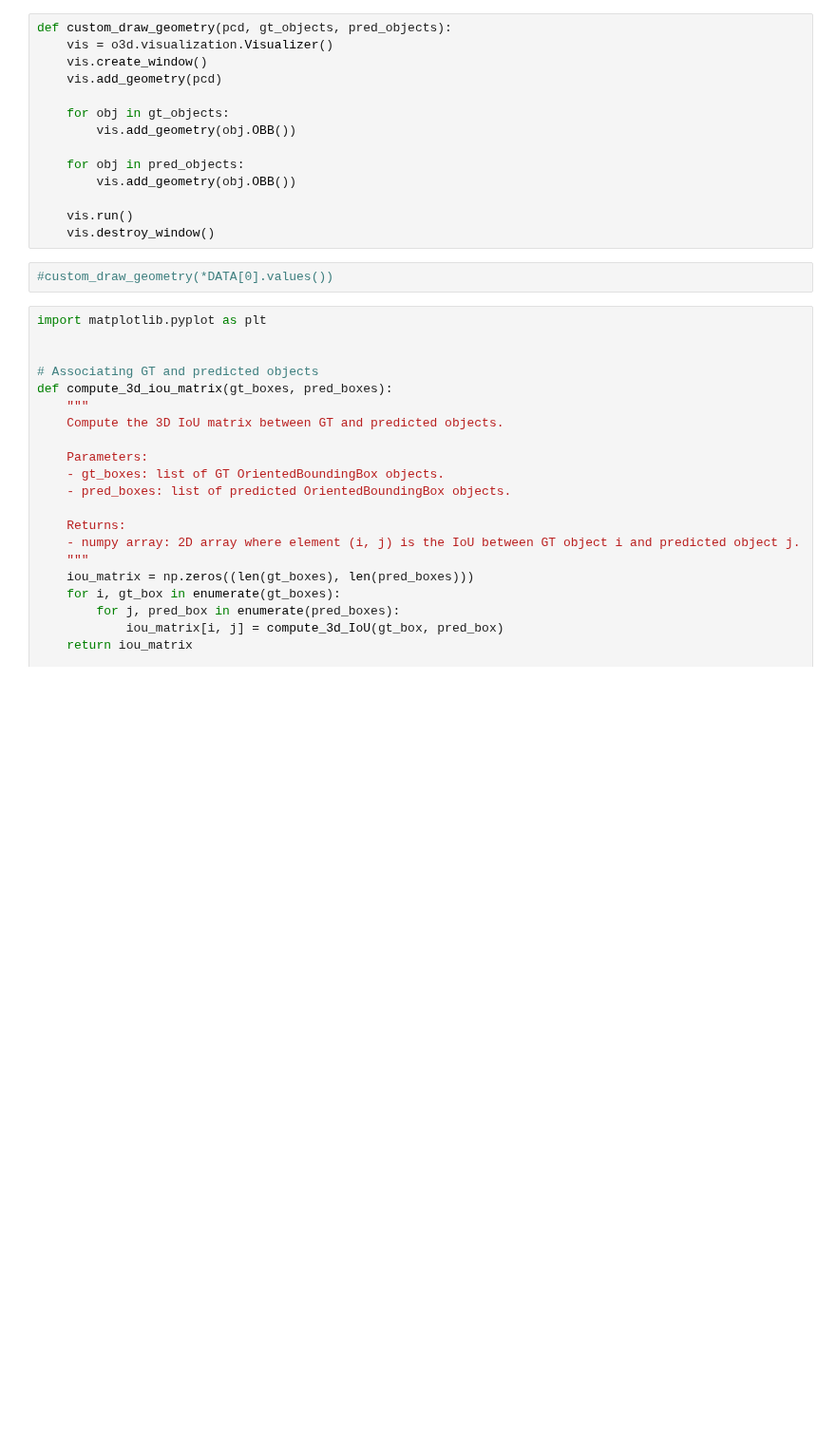
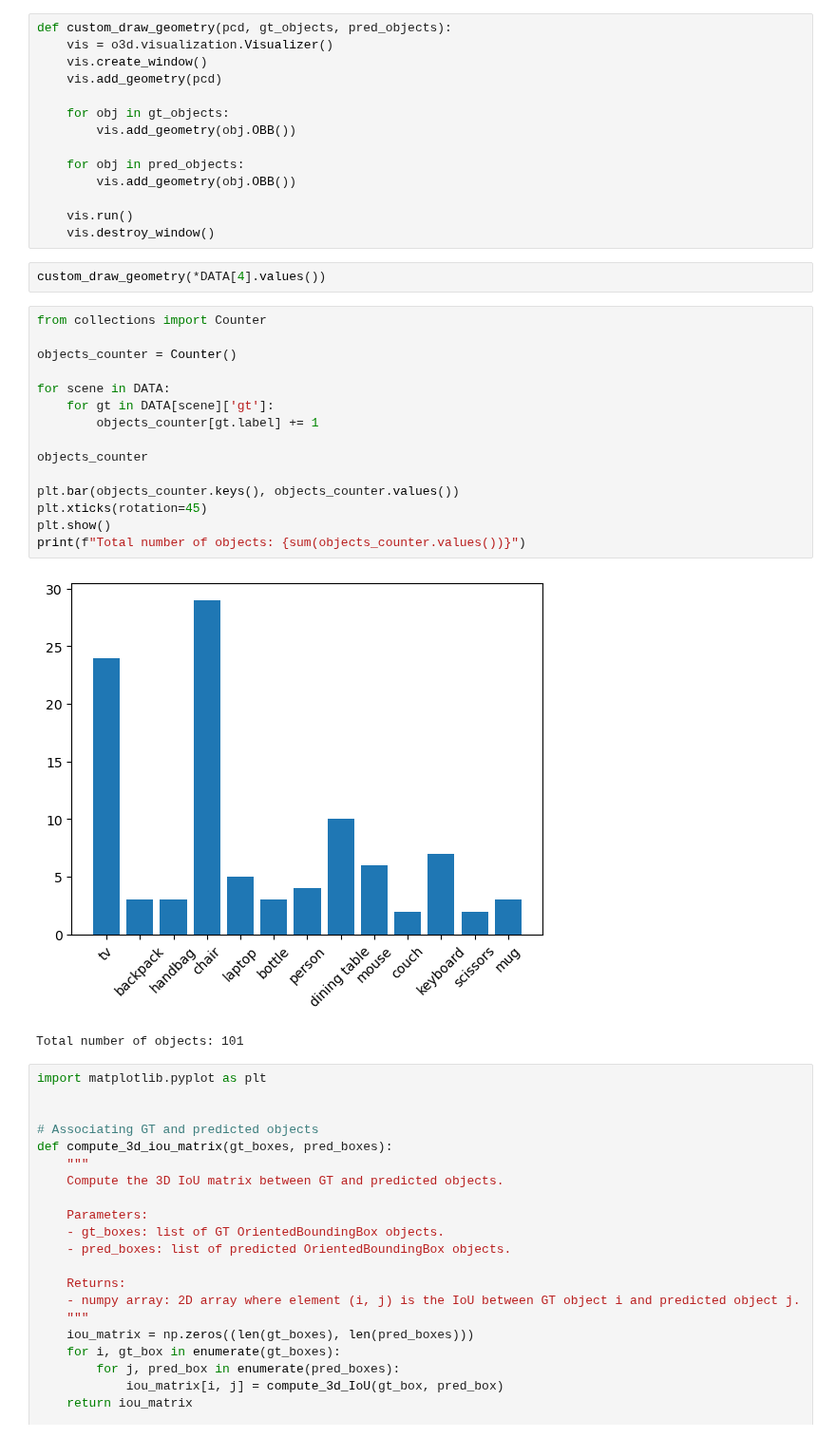
Before and after one commit to agoniko/s_map, a Jupyter notebook: notebooks/evaluation.ipynb, the cells around one changed output. Shown at 95% size. Saved outputs shown, nothing was run; the diff lists cells and outputs as text; blank space fills up the shorter version.

```diff
--- a/notebooks/evaluation.ipynb
+++ b/notebooks/evaluation.ipynb
@@ -290,8 +288,26 @@ def custom_draw_geometry(pcd, gt_objects, pred_objects):
 
     vis.run()
     vis.destroy_window()
-# %%
-#custom_draw_geometry(*DATA[0].values())
+# %%
+custom_draw_geometry(*DATA[4].values())
+# %%
+from collections import Counter
+
+objects_counter = Counter()
+
+for scene in DATA:
+    for gt in DATA[scene]['gt']:
+        objects_counter[gt.label] += 1
+
+objects_counter
+
+plt.bar(objects_counter.keys(), objects_counter.values())
+plt.xticks(rotation=45)
+plt.show()
+print(f"Total number of objects: {sum(objects_counter.values())}")
+# %% [output]
+[figure, added]
+Total number of objects: 101
 # %%
 import matplotlib.pyplot as plt
 
```
Also changed, not shown: parts of 5 cells of this notebook, 9 other files.
